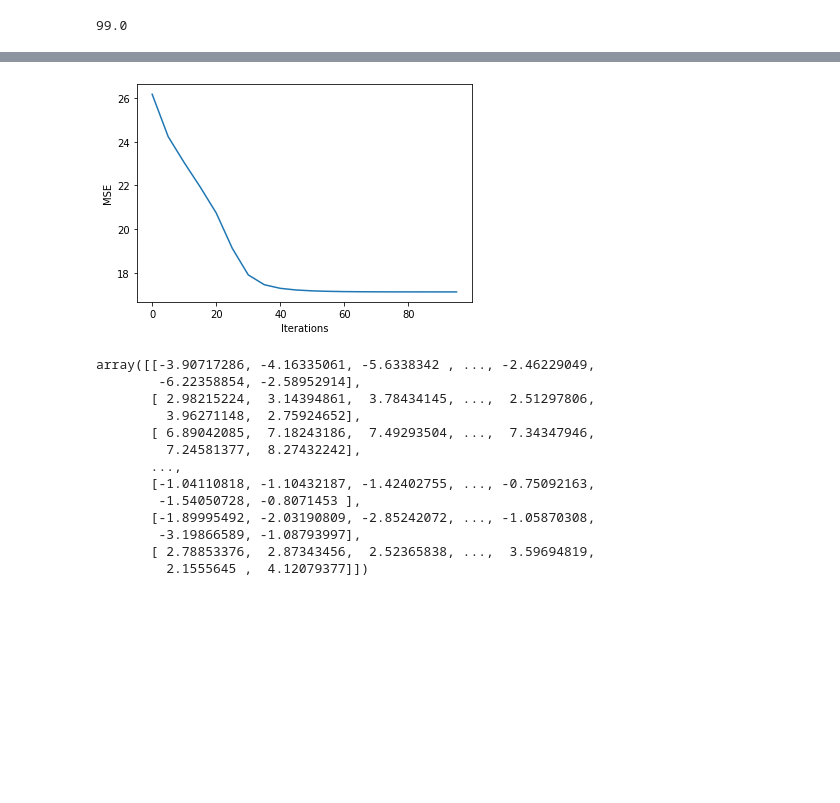
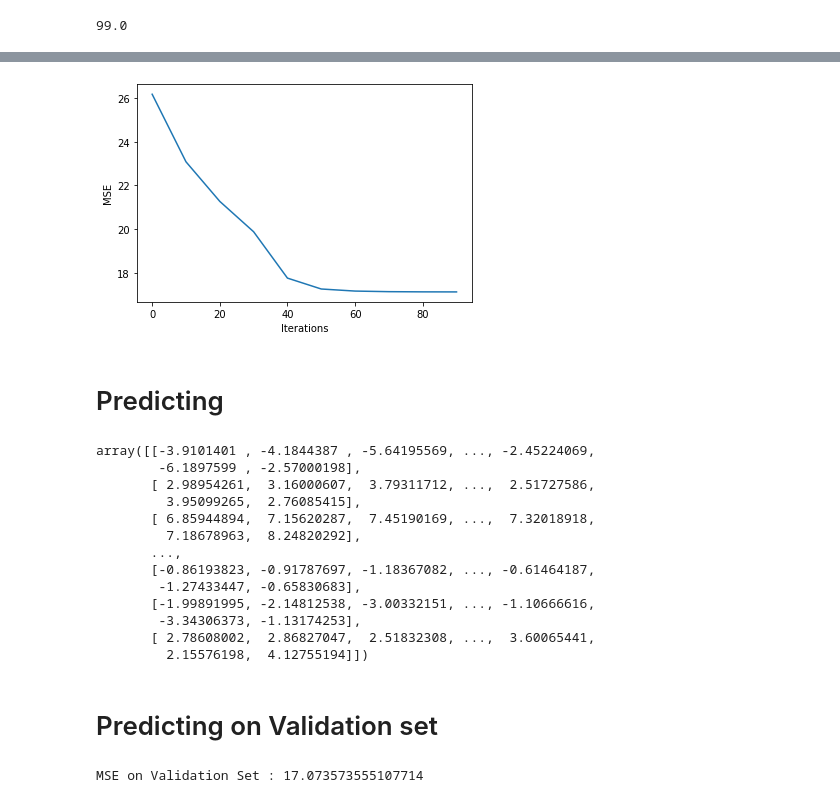
Before and after one commit to prawizard/CE888_Repo, a Jupyter notebook: Lab_4/my_recommender.ipynb, the cells around one changed output, grey strips where cells are left out. Cells and saved outputs as stored; diff of their text form; code cells hidden in the pictures; blank space fills up the shorter version.

```diff
--- a/Lab_4/my_recommender.ipynb
+++ b/Lab_4/my_recommender.ipynb
@@ -54,0 +17,3 @@ test_data.head()
+# %%
+data=pd.concat([data.loc[:, 0], data.loc[:, 1:].replace(99.00, np.NaN)], axis=1)
+data.drop(columns=[0], inplace=True)
@@ -76,2 +48,0 @@ data.drop(columns=[0], inplace=True)
-# %%
-data=pd.DataFrame(data.loc[:, 1:].replace(99.00, np.NaN))
@@ -151,7 +128,7 @@ def sgd(iterations):
                     err = train(user_id, item_id, rating)
                     error.append(err)
         mse = (np.array(error) ** 2).mean()
-        if (iteration % 5) == 0:
+        if (iteration % 10) == 0:
             print('Iteration %d/%d:\tMSE=%.6f' % (iteration, iterations, mse))
             mse_history.append(mse)
     return mse_history
@@ -182,25 +149,29 @@ Iteration 95/100:       MSE=17.131911
 # %%
 plt.figure()
-plt.plot(np.arange(0, num_iter, 5), hist)
+plt.plot(np.arange(0, num_iter, 10), hist)
 plt.xlabel("Iterations")
 plt.ylabel("MSE")
 plt.show()
 # %% [output]
-[figure, old version]
+[figure, new version]
+# %% [markdown]
+# Predicting
 # %%
 predictions = latent_user_preferences.dot(latent_item_features.T)
 predictions
 # %% [output]
-array([[-3.90717286, -4.16335061, -5.6338342 , ..., -2.46229049,
-        -6.22358854, -2.58952914],
-       [ 2.98215224,  3.14394861,  3.78434145, ...,  2.51297806,
-         3.96271148,  2.75924652],
-       [ 6.89042085,  7.18243186,  7.49293504, ...,  7.34347946,
-         7.24581377,  8.27432242],
+array([[-3.9101401 , -4.1844387 , -5.64195569, ..., -2.45224069,
+        -6.1897599 , -2.57000198],
+       [ 2.98954261,  3.16000607,  3.79311712, ...,  2.51727586,
+         3.95099265,  2.76085415],
+       [ 6.85944894,  7.15620287,  7.45190169, ...,  7.32018918,
+         7.18678963,  8.24820292],
        ...,
-       [-1.04110818, -1.10432187, -1.42402755, ..., -0.75092163,
-        -1.54050728, -0.8071453 ],
-       [-1.89995492, -2.03190809, -2.85242072, ..., -1.05870308,
-        -3.19866589, -1.08793997],
-       [ 2.78853376,  2.87343456,  2.52365838, ...,  3.59694819,
-         2.1555645 ,  4.12079377]])
+       [-0.86193823, -0.91787697, -1.18367082, ..., -0.61464187,
+        -1.27433447, -0.65830683],
+       [-1.99891995, -2.14812538, -3.00332151, ..., -1.10666616,
+        -3.34306373, -1.13174253],
+       [ 2.78608002,  2.86827047,  2.51832308, ...,  3.60065441,
+         2.15576198,  4.12755194]])
+# %% [markdown]
+# Predicting on Validation set
@@ -206,0 +193,19 @@ array([[-3.90717286, -4.16335061, -5.6338342 , ..., -2.46229049,
+# %%
+val_user_ratings=val_data.values
+
+error = []
+
+for user_id in range(latent_user_preferences.shape[0]):
+    for item_id in range(latent_item_features.shape[0]):
+        rating = val_user_ratings[user_id, item_id]
+
+        if not np.isnan(rating):
+             val_predicted_rating = predict_rating(user_id, item_id)
+             err =  val_predicted_rating - rating
+
+            #  err = train(user_id, item_id, rating)
+             error.append(err)
+val_mse = (np.array(error) ** 2).mean()
+print('MSE on Validation Set :', val_mse)
+# %% [output]
+MSE on Validation Set : 17.073573555107714
```
Also changed, not shown: parts of 23 cells of this notebook.
